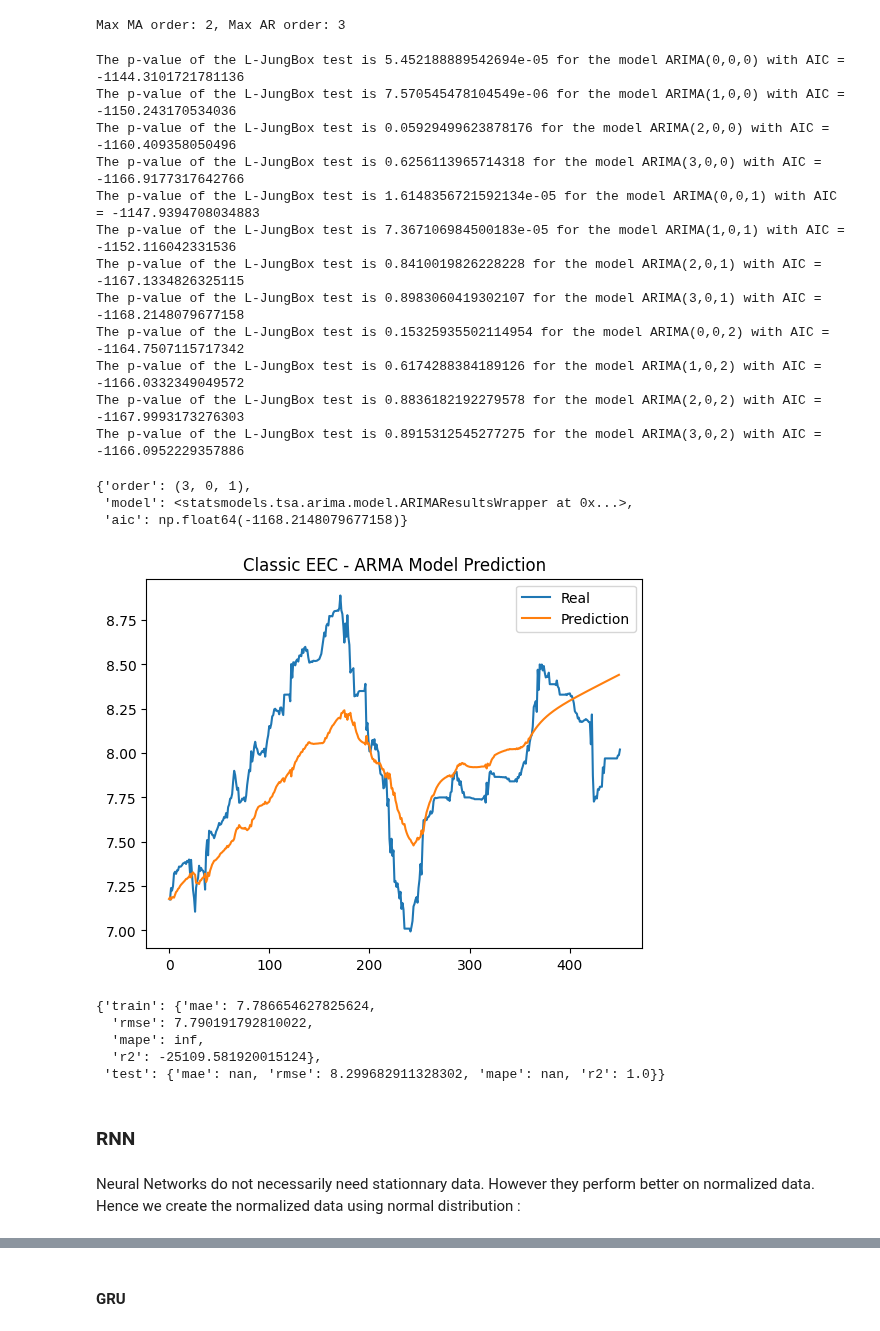
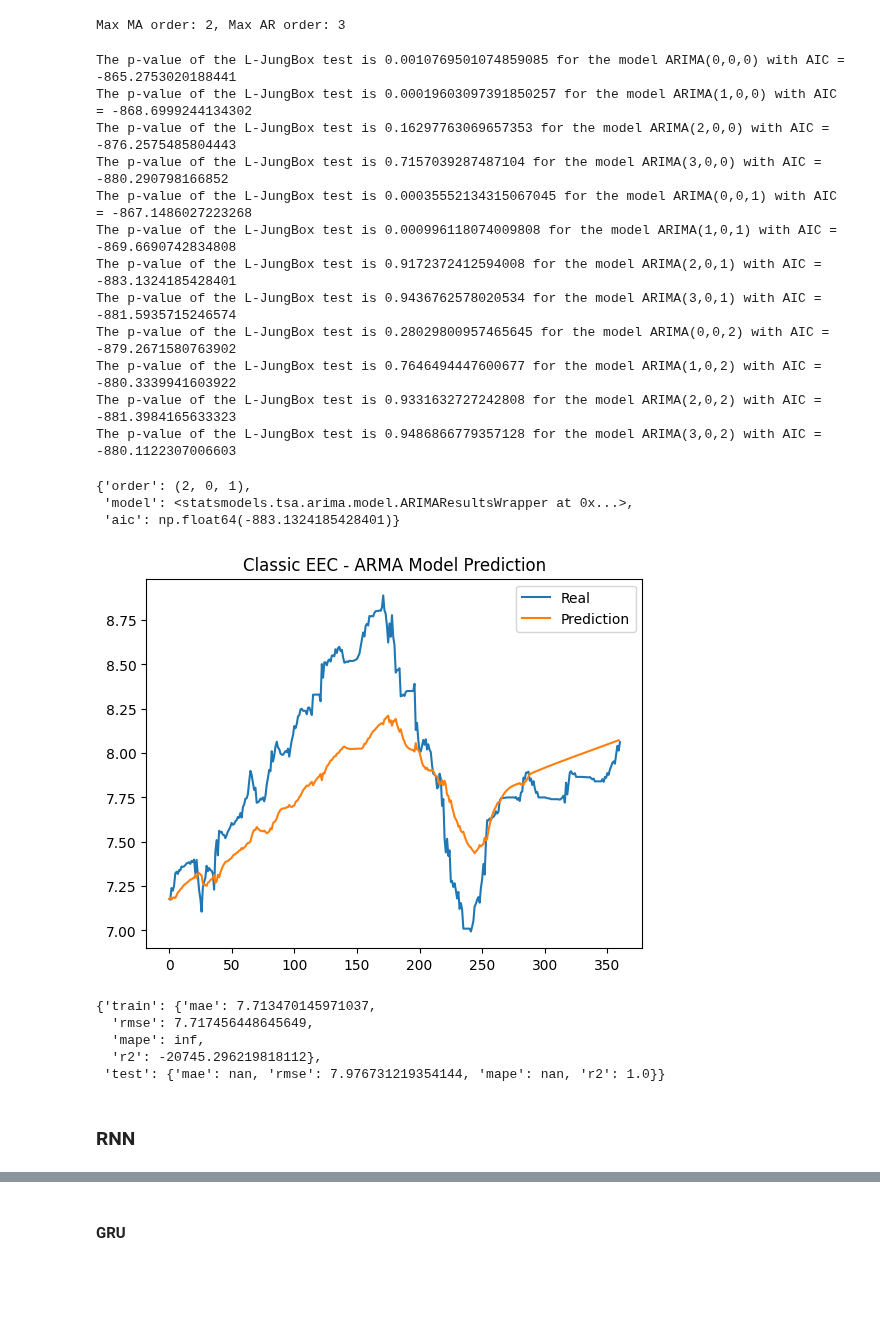
Before and after one commit to R4nd0mnam3/Time_series_Prediction, a Jupyter notebook: main.ipynb, the cells around one changed output, grey strips where cells are left out. Cells and saved outputs as stored; diff of their text form; code cells hidden in the pictures; blank space fills up the shorter version.

```diff
--- a/main.ipynb
+++ b/main.ipynb
@@ -115,0 +140,4 @@ plt.show()
+# %%
+minmax_scaler = MinMaxScaler()
+classic_df["Normalized Spot"] = minmax_scaler.fit_transform(classic_df[["SPOT"]])
+classic_df
@@ -115,0 +158,2 @@ plt.show()
+# %%
+classic_train_df, classic_test_df = classic_df[:int(0.80*len(classic_df))], classic_df[int(0.80*len(classic_df)):]
@@ -158,14 +224,4 @@ We create an ARMA model (in reality ARIMA as the series wwas already differentia
 # %%
 # Initiate the ARMA class
 
-LineaTimeSeriesModel = linear_time_series.LineaTimeSeriesModel(classic_df["Delta"])
+LineaTimeSeriesModel = linear_time_series.LineaTimeSeriesModel(classic_train_df["Delta"])
-# %%
-#Spltting the data into train and test sets
-
-LineaTimeSeriesModel.train_test_split()
-
-plt.figure()
-plt.plot(LineaTimeSeriesModel.train_dependent, label="Train data")
-plt.plot(LineaTimeSeriesModel.test_dependent, label="Test data")
-plt.legend()
-plt.show()
@@ -187,39 +241,39 @@ warnings.filterwarnings("ignore")
 selected_models = LineaTimeSeriesModel.select_model(ma_max_order, ar_max_order)
 selected_models["aic"]
 # %% [output]
-The p-value of the L-JungBox test is 5.452188889542694e-05 for the model ARIMA(0,0,0) with AIC = -1144.3101721781136
-The p-value of the L-JungBox test is 7.570545478104549e-06 for the model ARIMA(1,0,0) with AIC = -1150.243170534036
-The p-value of the L-JungBox test is 0.05929499623878176 for the model ARIMA(2,0,0) with AIC = -1160.409358050496
-The p-value of the L-JungBox test is 0.6256113965714318 for the model ARIMA(3,0,0) with AIC = -1166.9177317642766
-The p-value of the L-JungBox test is 1.6148356721592134e-05 for the model ARIMA(0,0,1) with AIC = -1147.9394708034883
-The p-value of the L-JungBox test is 7.367106984500183e-05 for the model ARIMA(1,0,1) with AIC = -1152.116042331536
-The p-value of the L-JungBox test is 0.8410019826228228 for the model ARIMA(2,0,1) with AIC = -1167.1334826325115
-The p-value of the L-JungBox test is 0.8983060419302107 for the model ARIMA(3,0,1) with AIC = -1168.2148079677158
-The p-value of the L-JungBox test is 0.15325935502114954 for the model ARIMA(0,0,2) with AIC = -1164.7507115717342
-The p-value of the L-JungBox test is 0.6174288384189126 for the model ARIMA(1,0,2) with AIC = -1166.0332349049572
-The p-value of the L-JungBox test is 0.8836182192279578 for the model ARIMA(2,0,2) with AIC = -1167.9993173276303
-The p-value of the L-JungBox test is 0.8915312545277275 for the model ARIMA(3,0,2) with AIC = -1166.0952229357886
+The p-value of the L-JungBox test is 0.0010769501074859085 for the model ARIMA(0,0,0) with AIC = -865.2753020188441
+The p-value of the L-JungBox test is 0.00019603097391850257 for the model ARIMA(1,0,0) with AIC = -868.6999244134302
+The p-value of the L-JungBox test is 0.16297763069657353 for the model ARIMA(2,0,0) with AIC = -876.2575485804443
+The p-value of the L-JungBox test is 0.7157039287487104 for the model ARIMA(3,0,0) with AIC = -880.290798166852
+The p-value of the L-JungBox test is 0.00035552134315067045 for the model ARIMA(0,0,1) with AIC = -867.1486027223268
+The p-value of the L-JungBox test is 0.000996118074009808 for the model ARIMA(1,0,1) with AIC = -869.6690742834808
+The p-value of the L-JungBox test is 0.9172372412594008 for the model ARIMA(2,0,1) with AIC = -883.1324185428401
+The p-value of the L-JungBox test is 0.9436762578020534 for the model ARIMA(3,0,1) with AIC = -881.5935715246574
+The p-value of the L-JungBox test is 0.28029800957465645 for the model ARIMA(0,0,2) with AIC = -879.2671580763902
+The p-value of the L-JungBox test is 0.7646494447600677 for the model ARIMA(1,0,2) with AIC = -880.3339941603922
+The p-value of the L-JungBox test is 0.9331632727242808 for the model ARIMA(2,0,2) with AIC = -881.3984165633323
+The p-value of the L-JungBox test is 0.9486866779357128 for the model ARIMA(3,0,2) with AIC = -880.1122307006603
-{'order': (3, 0, 1),
+{'order': (2, 0, 1),
  'model': <statsmodels.tsa.arima.model.ARIMAResultsWrapper at 0x...>,
- 'aic': np.float64(-1168.2148079677158)}
+ 'aic': np.float64(-883.1324185428401)}
 # %%
 # Prediction using our model
 train_pred, test_pred = LineaTimeSeriesModel.model_prediction(selected_models["aic"]["model"])
 prediction = np.concatenate([train_pred, test_pred])
 
 # Cumulative sum to get back to the original scale
 cum_train_pred = np.cumsum(train_pred) + classic_df["SPOT"].iloc[0]
 cum_test_pred = np.cumsum(test_pred) + cum_train_pred.iloc[-1]
 cum_prediction = np.cumsum(prediction) + classic_df["SPOT"].iloc[0]
 
 plt.figure()
 plt.title("Classic EEC - ARMA Model Prediction")
-plt.plot(classic_df["SPOT"], label="Real")
+plt.plot(classic_train_df["SPOT"], label="Real")
 plt.plot(cum_prediction, label="Prediction")
 plt.legend()
 plt.show()
 # %% [output]
-[figure, old version]
+[figure, new version]
 # %%
 # Asssessing performances of ARIMA model
 arima_model_metrics = tools.model_metrics(LineaTimeSeriesModel.train_dependent, cum_train_pred, LineaTimeSeriesModel.test_dependent, cum_test_pred)
@@ -227,12 +281,10 @@ arima_model_metrics = tools.model_metrics(LineaTimeSeriesModel.train_dependent,
 all_metrics = arima_model_metrics.get_all_metrics()
 all_metrics
 # %% [output]
-{'train': {'mae': 7.786654627825624,
-  'rmse': 7.790191792810022,
+{'train': {'mae': 7.713470145971037,
+  'rmse': 7.717456448645649,
   'mape': inf,
-  'r2': -25109.581920015124},
- 'test': {'mae': nan, 'rmse': 8.299682911328302, 'mape': nan, 'r2': 1.0}}
+  'r2': -20745.296219818112},
+ 'test': {'mae': nan, 'rmse': 7.976731219354144, 'mape': nan, 'r2': 1.0}}
 # %% [markdown]
 ### RNN
-# %% [markdown]
-Neural Networks do not necessarily need stationnary data. However they perform better on normalized data. Hence we create the normalized data using normal distribution :
```
Also changed, not shown: parts of 20 cells of this notebook, 4 other files.
